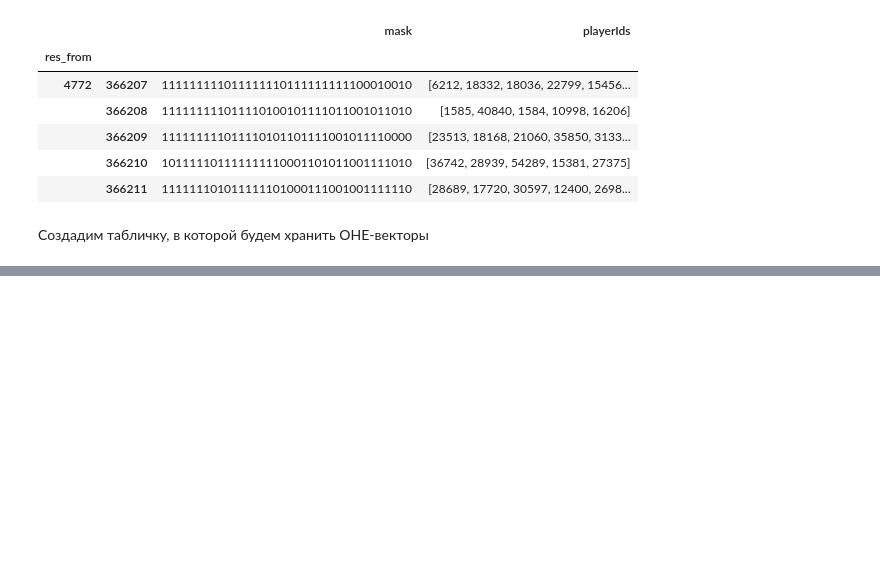
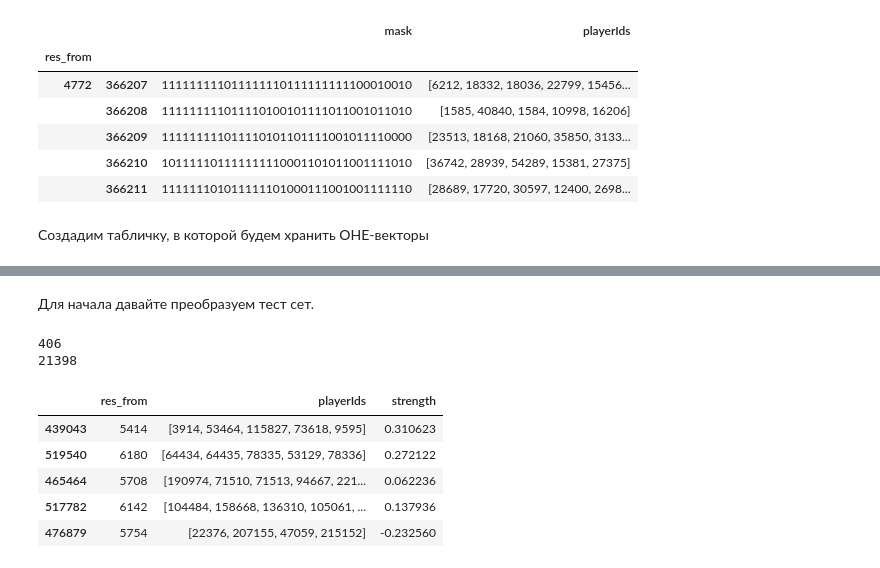
Before and after one commit to IPPK93/MADE_ADV_ML, a Jupyter notebook: hw2/HW 2.ipynb, the cells around one changed output, grey strips where cells are left out. Saved outputs shown, nothing was run; the diff lists cells and outputs as text; code cells hidden in the pictures; blank space fills up the shorter version.

```diff
--- a/hw2/HW 2.ipynb
+++ b/hw2/HW 2.ipynb
@@ -157,0 +173,2 @@ grouped.head()
+# %%
+X = X.tolil()
@@ -198,0 +241,33 @@ len(tournaments), len(results)
+# %% [markdown]
+Для начала давайте преобразуем тест сет.
+# %%
+test_mask = (test_startdate <= tournaments['dateStart']) & (tournaments['dateEnd'] < test_enddate)
+print(len(tournaments[test_mask]))
+testset = nonnull_res[nonnull_res['res_from'].isin(tournaments[test_mask]['id'])]
+print(len(testset))
+testset = testset.assign(
+    playerIds=[
+        [
+            user_info['player']['id'] for user_info in team_info
+        ] for team_info in testset['teamMembers']
+    ],
+    teamNames=[team['name'] for team in testset['team']],
+)
+testset = testset.assign(
+    strength=[
+        sum([
+            player_strengths[player_ids[id_]] for id_ in ids_ if id_ in player_ids
+        ]) for ids_ in testset['playerIds']
+    ]
+)
+test_dataset = testset[['res_from', 'playerIds', 'strength']]
+test_dataset.sample(5)
+# %% [output]
+406
+21398
+|  | res_from | playerIds | strength |
+| 439043 | 5414 | [3914, 53464, 115827, 73618, 9595] | 0.310623 |
+| 519540 | 6180 | [64434, 64435, 78335, 53129, 78336] | 0.272122 |
+| 465464 | 5708 | [190974, 71510, 71513, 94667, 221... | 0.062236 |
+| 517782 | 6142 | [104484, 158668, 136310, 105061, ... | 0.137936 |
+| 476879 | 5754 | [22376, 207155, 47059, 215152] | -0.232560 |
```
Also changed, not shown: parts of 25 cells of this notebook.
